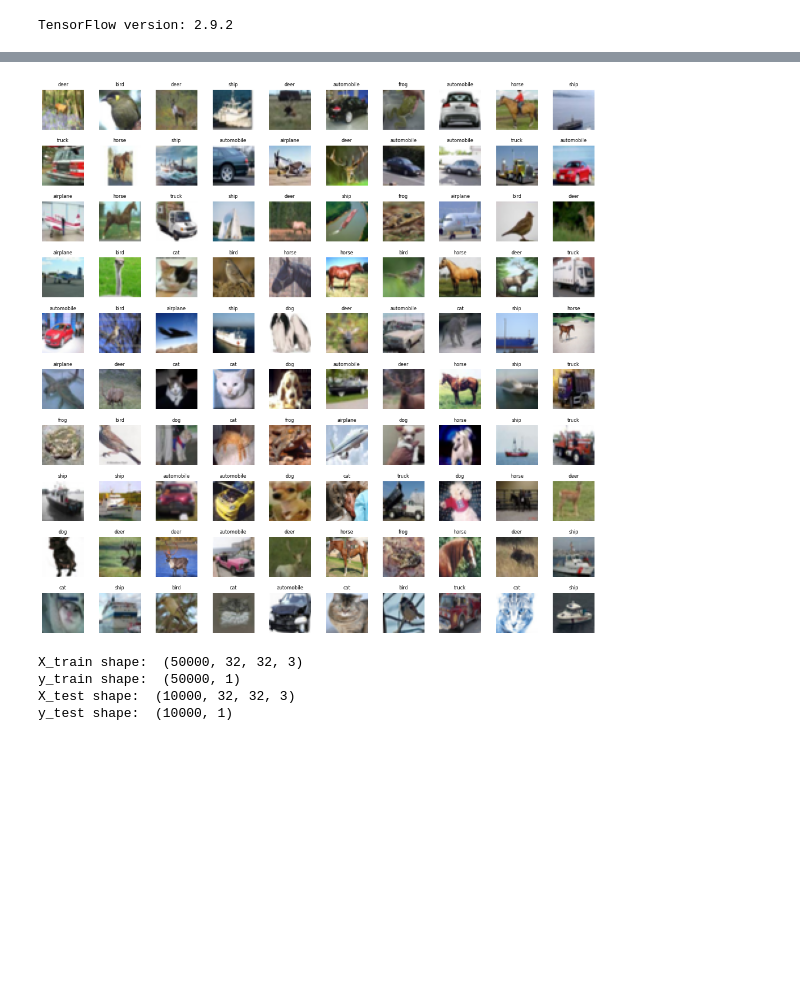
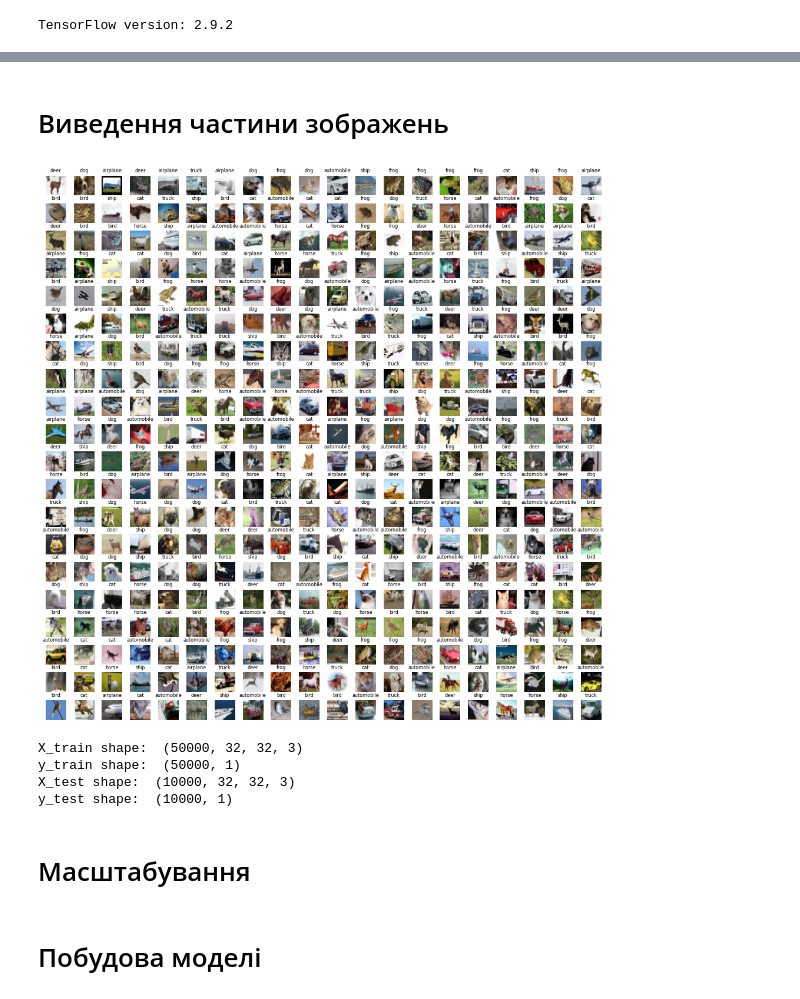
Before and after one commit to lashkoEv/deep-learning, a Jupyter notebook: Лабораторна_робота_№2.ipynb, the cells around one changed output, grey strips where cells are left out. Cells and saved outputs as stored; diff of their text form; code cells hidden in the pictures; blank space fills up the shorter version.

```diff
--- a/Лабораторна_робота_№2.ipynb
+++ b/Лабораторна_робота_№2.ipynb
@@ -19,23 +21,25 @@ Downloading data from https://www.cs.toronto.edu/~kriz/cifar-10-python.tar.gz
+# %% [markdown]
+# Виведення частини зображень
 # %%
 labels = ['airplane', 'automobile', 'bird', 'cat', 'deer',
           'dog', 'frog', 'horse', 'ship', 'truck']
 
-fig, axes = plt.subplots(10, 10, figsize = (17,17))
+fig, axes = plt.subplots(20, 20, figsize = (17,17))
 
 axes = axes.ravel()
 
 n_train = len(X_train)
 
-for i in np.arange(0, 10 * 10):
+for i in np.arange(0, 20 * 20):
     index = np.random.randint(0, n_train)
     axes[i].imshow(X_train[index,1:])
     label_index = int(y_train[index])
     axes[i].set_title(labels[label_index], fontsize = 8)
     axes[i].axis('off')
 
 plt.subplots_adjust(hspace=0.4)
 # %% [output]
-[figure, old version]
+[figure, new version]
 # %%
 print("X_train shape: ", X_train.shape)
 print("y_train shape: ", y_train.shape)
@@ -46,4 +50,6 @@ X_train shape:  (50000, 32, 32, 3)
 y_train shape:  (50000, 1)
 X_test shape:  (10000, 32, 32, 3)
 y_test shape:  (10000, 1)
+# %% [markdown]
+# Масштабування
 # %%
@@ -55,6 +60,8 @@ from tensorflow.keras.utils import to_categorical
 
 y_train_categorical = to_categorical(y_train, 10)
 y_test_categorical = to_categorical(y_test, 10)
+# %% [markdown]
+# Побудова моделі
 # %%
 from tensorflow.keras.models import Sequential
 from tensorflow.keras.layers import Dense, Conv2D, MaxPool2D, Flatten, Dropout, BatchNormalization
```
Also changed, not shown: parts of 23 cells of this notebook.
